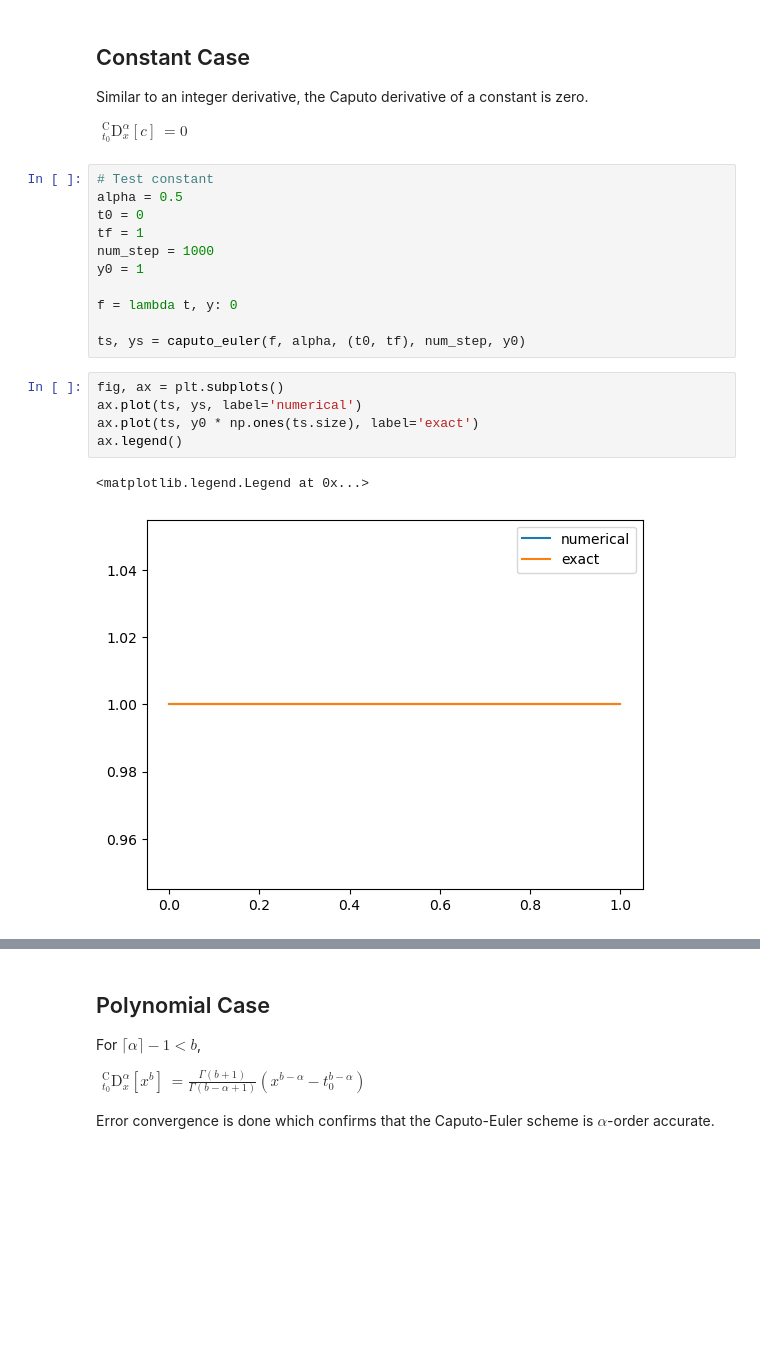
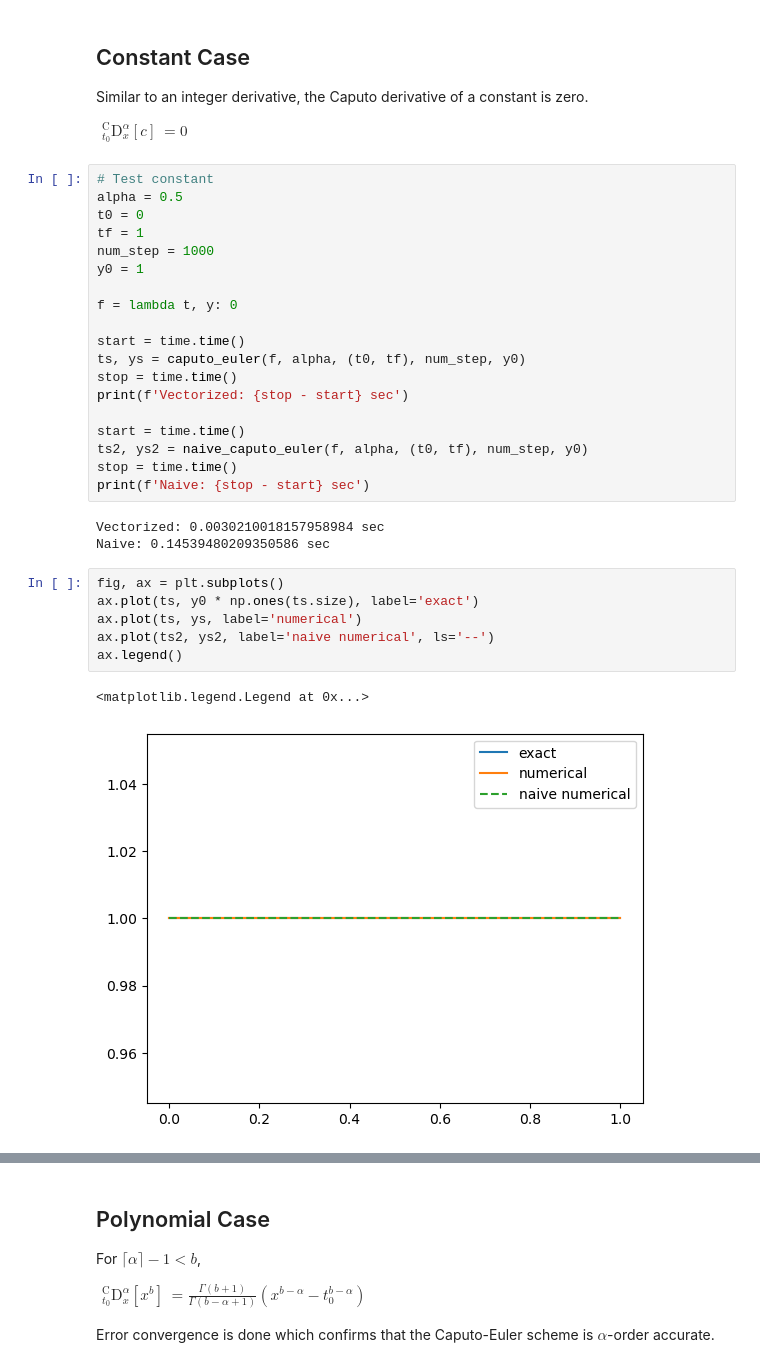
Before and after one commit to ashtonvcole/EpiPINN, a Jupyter notebook: test_caputo.ipynb, the cells around one changed output, grey strips where cells are left out. Drawn from its saved outputs; the diff is of its cells as text; blank space fills up the shorter version.

Commit message:
Vectorized Caputo integration and differentiation, diff WIP

```diff
--- a/test_caputo.ipynb
+++ b/test_caputo.ipynb
@@ -27,12 +28,24 @@ y0 = 1
 
 f = lambda t, y: 0
 
+start = time.time()
 ts, ys = caputo_euler(f, alpha, (t0, tf), num_step, y0)
+stop = time.time()
+print(f'Vectorized: {stop - start} sec')
+
+start = time.time()
+ts2, ys2 = naive_caputo_euler(f, alpha, (t0, tf), num_step, y0)
+stop = time.time()
+print(f'Naive: {stop - start} sec')
+# %% [output]
+Vectorized: 0.0030210018157958984 sec
+Naive: 0.14539480209350586 sec
 # %%
 fig, ax = plt.subplots()
+ax.plot(ts, y0 * np.ones(ts.size), label='exact')
 ax.plot(ts, ys, label='numerical')
-ax.plot(ts, y0 * np.ones(ts.size), label='exact')
+ax.plot(ts2, ys2, label='naive numerical', ls='--')
 ax.legend()
 # %% [output]
 <matplotlib.legend.Legend at 0x...>
-[figure, old version]
+[figure, new version]
```
Also changed, not shown: parts of 8 cells of this notebook, 1 other file.
